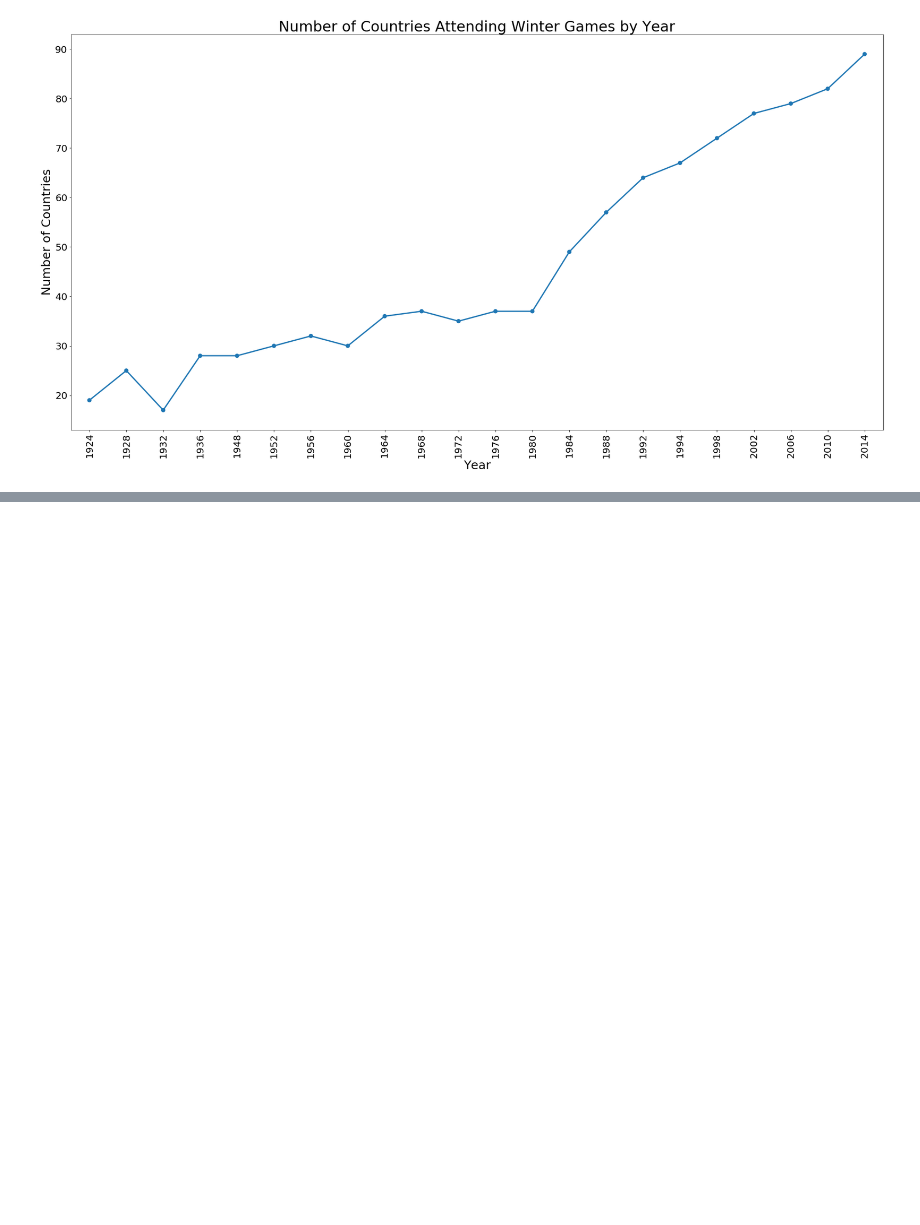
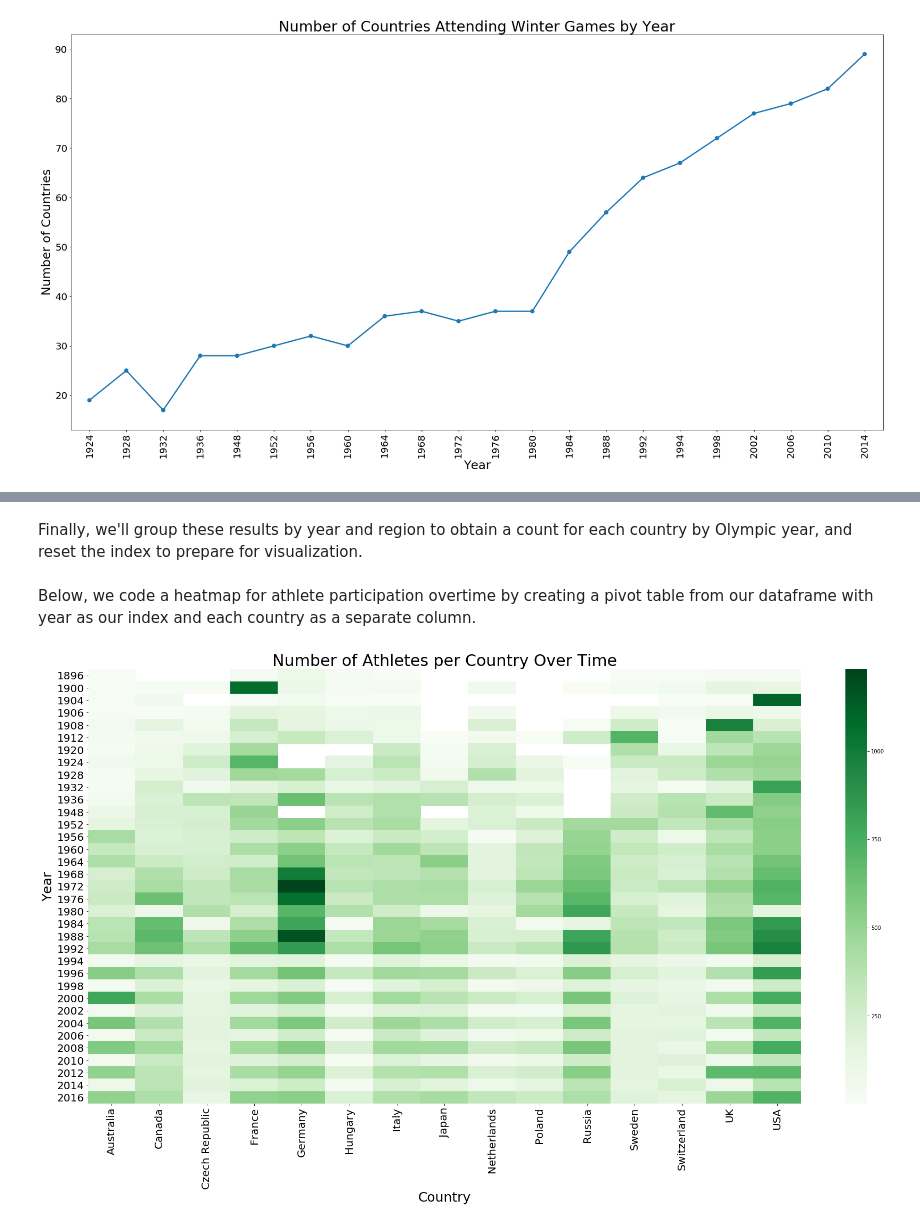
Before and after one commit to huntersapienza/Modern-Olympic-Games-Data-Analysis, a Jupyter notebook: 5. Exploring Countries.ipynb, the cells around one changed output, grey strips where cells are left out. Cells and saved outputs as stored; diff of their text form; code cells hidden in the pictures; blank space fills up the shorter version.

```diff
--- a/5. Exploring Countries.ipynb
+++ b/5. Exploring Countries.ipynb
@@ -605,0 +595,2 @@ plt.show()
+# %%
+top_participants = pd.merge(data, country_codes, on='NOC')
@@ -605,0 +620,24 @@ plt.show()
+# %%
+top_participants = top_participants[top_participants.region.isin(
+    ['USA','Germany','France','UK','Russia','Italy','Canada','Japan','Sweden',
+    'Australia','Hungary','Czech Republic','Poland','Switzerland','Netherlands'])]
+# %% [markdown]
+Finally, we'll group these results by year and region to obtain a count for each country by Olympic year, and reset the index to prepare for visualization.
+# %%
+top_participants = top_participants.groupby(['Year','region']).count()
+# %%
+top_participants.reset_index(inplace=True)
+# %% [markdown]
+Below, we code a heatmap for athlete participation overtime by creating a pivot table from our dataframe with year as our index and each country as a separate column.
+# %%
+participation_heatmap = top_participants.pivot_table(values='ID',index='Year',columns='region')
+plt.figure(figsize=(30,15))
+sns.heatmap(participation_heatmap,annot=False,cmap="Greens")
+plt.yticks(rotation=0,size=20)
+plt.xticks(size=20,rotation=90)
+plt.ylabel('Year',size=25)
+plt.xlabel('Country',size=25)
+plt.title('Number of Athletes per Country Over Time', size=30)
+plt.show()
+# %% [output]
+[figure, added]
```
Also changed, not shown: parts of 49 cells of this notebook.
